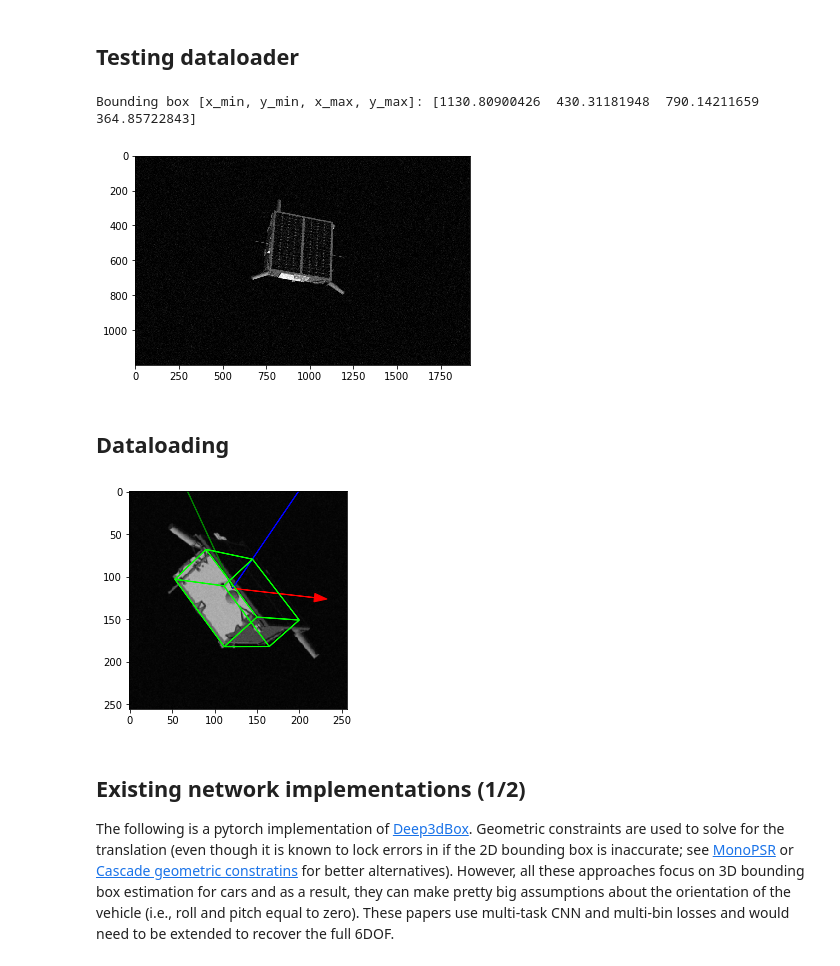
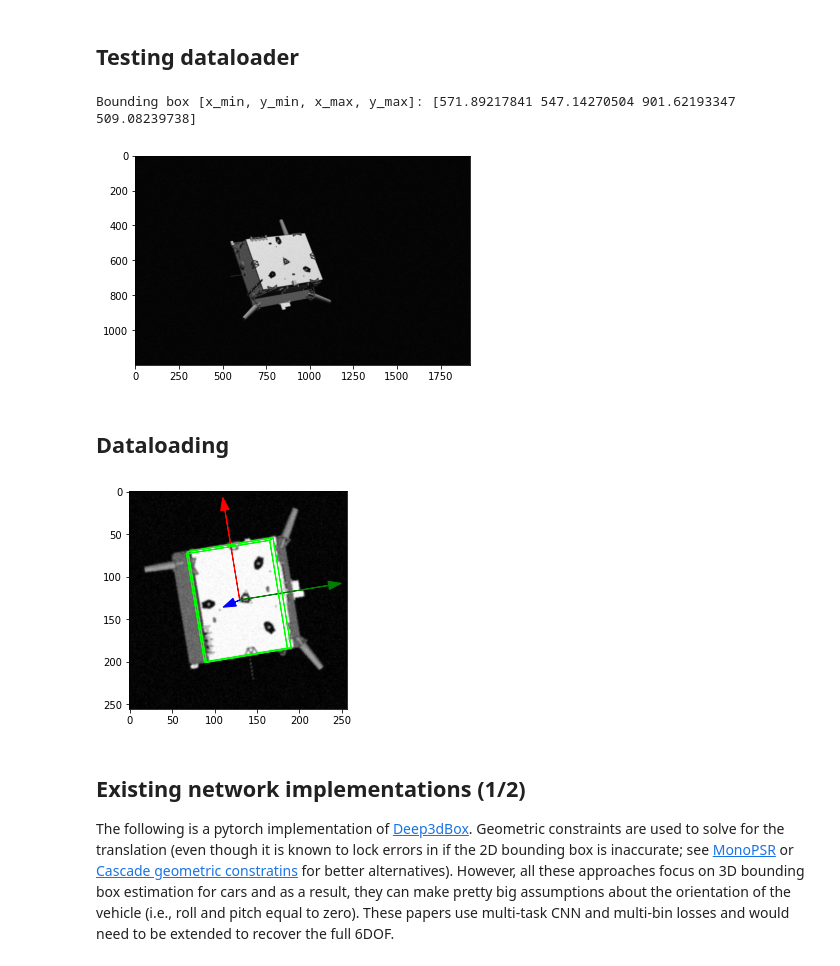
Before and after one commit to jazzalin/spacecraft-pose-estimation, a Jupyter notebook: model/model.ipynb, the cells around one changed output. Drawn from its saved outputs; the diff is of its cells as text; code cells hidden in the pictures.

Commit message:
fix rescrop visualization of origin and minor cleanup

```diff
--- a/model/model.ipynb
+++ b/model/model.ipynb
@@ -29,13 +27,14 @@ sample_transform = transforms.Compose([
 
 sample_dataset = SpeedDataset(speed_root=dataset_root_dir, annotations_root=annotations_root_dir, transform=None)
 # %%
-img, label = sample_dataset[100]
+i = 895
+img, label = sample_dataset[i]
 plt.figure()
 plt.imshow(img)
 print("Bounding box [x_min, y_min, x_max, y_max]: {}".format(label[-4:]))
 # %% [output]
-Bounding box [x_min, y_min, x_max, y_max]: [1130.80900426  430.31181948  790.14211659  364.85722843]
+Bounding box [x_min, y_min, x_max, y_max]: [571.89217841 547.14270504 901.62193347 509.08239738]
-[figure, old version]
+[figure, new version]
 # %% [markdown]
 ## Dataloading
 # %%
@@ -58,21 +57,21 @@ class JointRescrop(object):
         fS = 1.75
         dx = xmax - xmin
         dy = ymax - ymin
-        cropSize = int(fS * max(dx, dy))
-        if cropSize > min(img.size):
-            cropSize = min(img.size)
+        self.cropSize = int(fS * max(dx, dy))
+        if self.cropSize > min(img.size):
+            self.cropSize = min(img.size)
 #         print("cropSize: ", cropSize)
 
         # Crop Image
-        xc = sum(x)/len(x)
-        yc = sum(y)/len(y)
-        top = yc - cropSize/2
-        left = xc - cropSize/2
-        img = tF.crop(img, top, left, cropSize, cropSize)
+        self.cx = sum(x)/len(x)
+        self.cy = sum(y)/len(y)
+        top = self.cy - self.cropSize/2
+        left = self.cx - self.cropSize/2
+        img = tF.crop(img, top, left, self.cropSize, self.cropSize)
 
         # Crop translation of points
-        xtarget = [cropSize/2 + (i - xc) for i in x]
-        ytarget = [cropSize/2 + (i - yc) for i in y]
+        xtarget = [self.cropSize/2 + (i - self.cx) for i in x]
+        ytarget = [self.cropSize/2 + (i - self.cy) for i in y]
         target_bb = [None]*(len(xtarget)+len(ytarget))
         target_bb[::2] = xtarget
         target_bb[1::2] = ytarget
@@ -153,13 +152,11 @@ sanity_dataset = SpeedDataset(
 # )
 # %%
 # TEST
-sample, target = training_dataset[42]
-size = (256, 256)
-vectorScaleFactor = 4
+sample, target = training_dataset[217]
 image1, label1 = JointRescrop((256, 256))(tF.to_pil_image(sample), target.numpy())
-visualize_tar2(image1, label1, size, vectorScaleFactor, bbox=True)
+training_dataset.visualize(image1, label1, factor=0.6, bbox=True)
 # %% [output]
-[figure, old version]
+[figure, new version]
 # %%
 (train_len, test_len) = (int(0.85*len(training_dataset)), int(0.15*len(training_dataset)))
 assert train_len + test_len == len(training_dataset)
```
Also changed, not shown: parts of 5 cells of this notebook, 1 other file.
